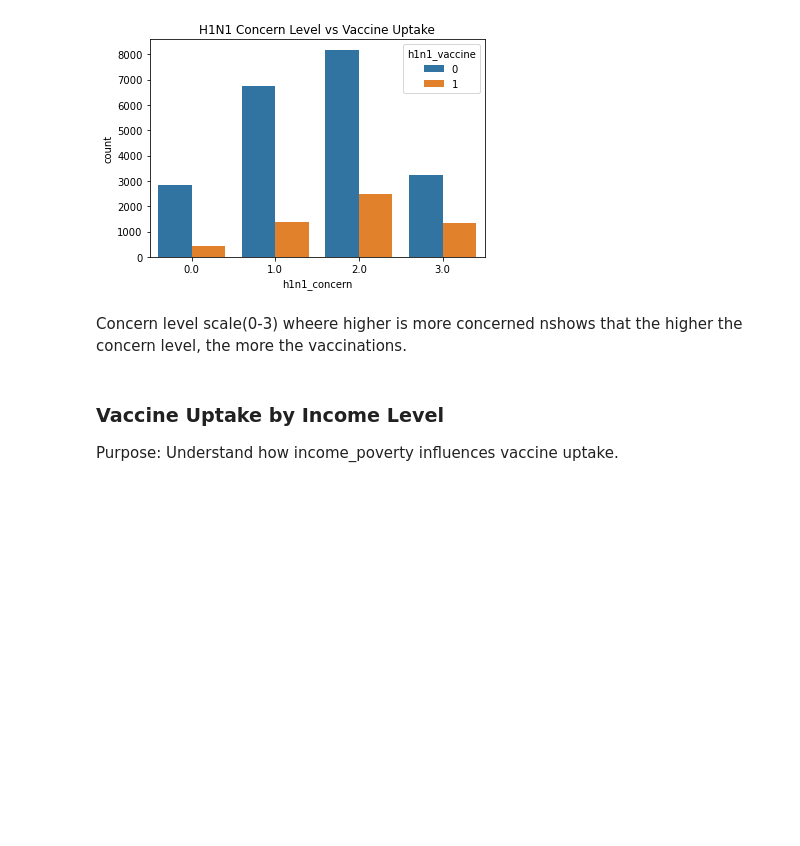
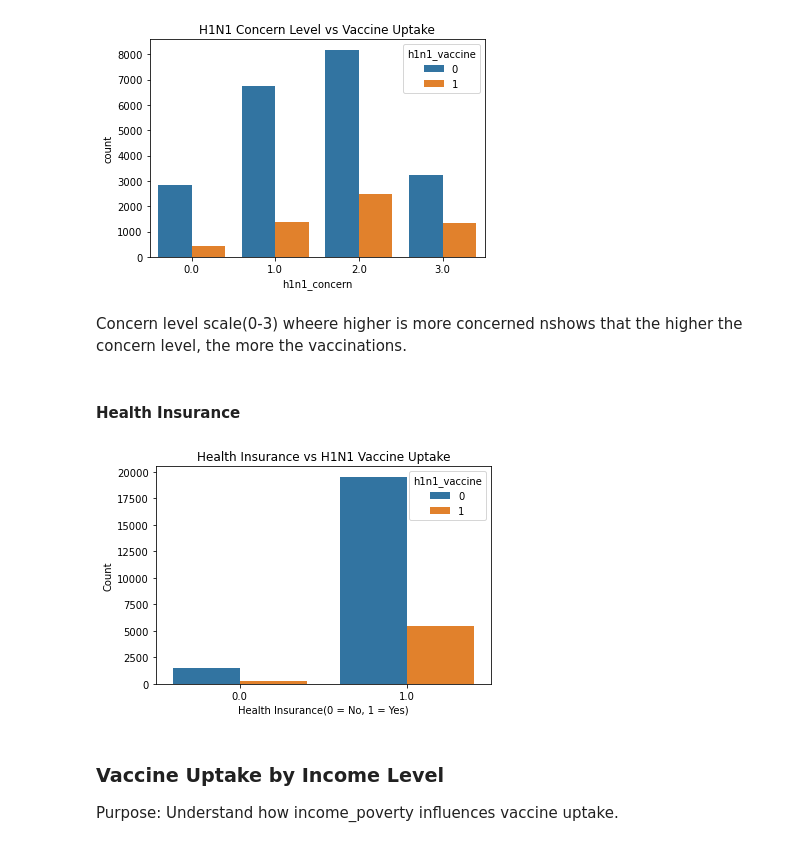
Before and after one commit to isabellasiele/H1N1-vaccine-Project, a Jupyter notebook: index.ipynb, the cells around one changed output. Saved outputs shown, nothing was run; the diff lists cells and outputs as text; code cells hidden in the pictures; blank space fills up the shorter version.

```diff
--- a/index.ipynb
+++ b/index.ipynb
@@ -319,6 +319,20 @@ plt.show()
 [figure]
 # %% [markdown]
 Concern level scale(0-3) wheere higher is more concerned nshows that the higher the concern level, the more the vaccinations.
+# %% [markdown]
+#### Health Insurance
+# %%
+sns.countplot(
+    data=training_features_df.join(training_labels_df['h1n1_vaccine']),
+    x='health_insurance',
+    hue='h1n1_vaccine'
+)
+plt.title('Health Insurance vs H1N1 Vaccine Uptake')
+plt.xlabel('Health Insurance(0 = No, 1 = Yes)')
+plt.ylabel('Count')
+plt.show()
+# %% [output]
+[figure, added]
 # %% [markdown]
 ### Vaccine Uptake by Income Level
 Purpose: Understand how income_poverty influences vaccine uptake.
```
Also changed, not shown: parts of 1 cell of this notebook, 5 other files.
